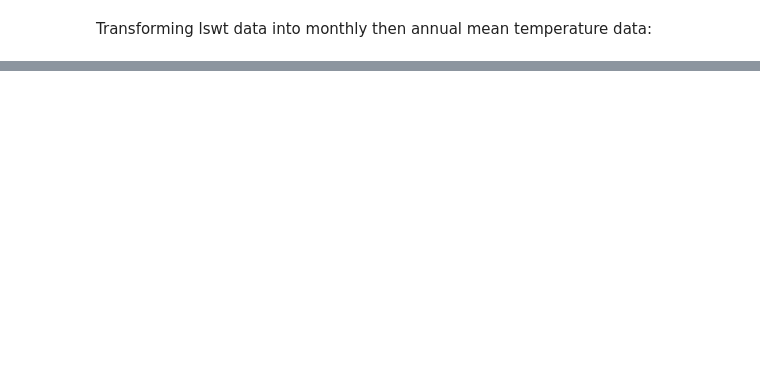
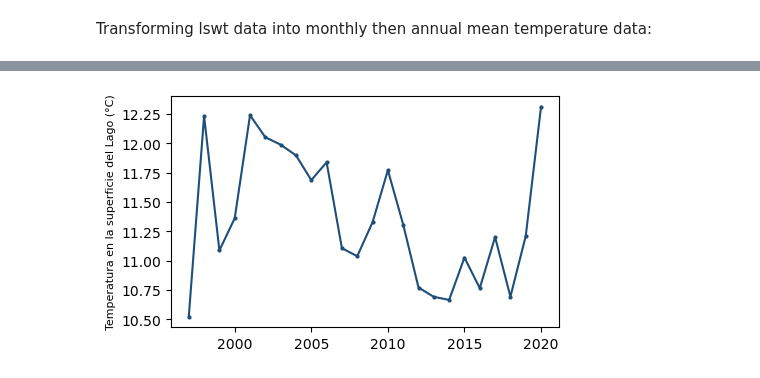
Before and after one commit to nayuAlv/Lake_Poopo, a Jupyter notebook: lake_analysis_cci.ipynb, the cells around one changed output, grey strips where cells are left out. Saved outputs shown, nothing was run; the diff lists cells and outputs as text; code cells hidden in the pictures; blank space fills up the shorter version.

```diff
--- a/lake_analysis_cci.ipynb
+++ b/lake_analysis_cci.ipynb
@@ -201,0 +215,13 @@ def daily_to_monthly():-> Datafr
+# %%
+
+
+fig, ax = plt.subplots(figsize=(5,3))
+
+ax.plot(annual_df['year'], annual_df["t_C"], marker='o',markersize = 2, linestyle="-", color="#1f4e79")
+#ax.set_title(f'Lake surface temperature', fontsize= 18)
+ax.set_ylabel(f'Temperatura en la superficie del Lago (°C)', fontsize=8)
+#path_to_save = path_root / "figures" / "Poopo_lswt_1995-2020.png"
+#plt.savefig(path_to_save, transparent = True)
+plt.show()
+# %% [output]
+[figure, added]
```
Also changed, not shown: parts of 2 cells of this notebook, 3 other files.
